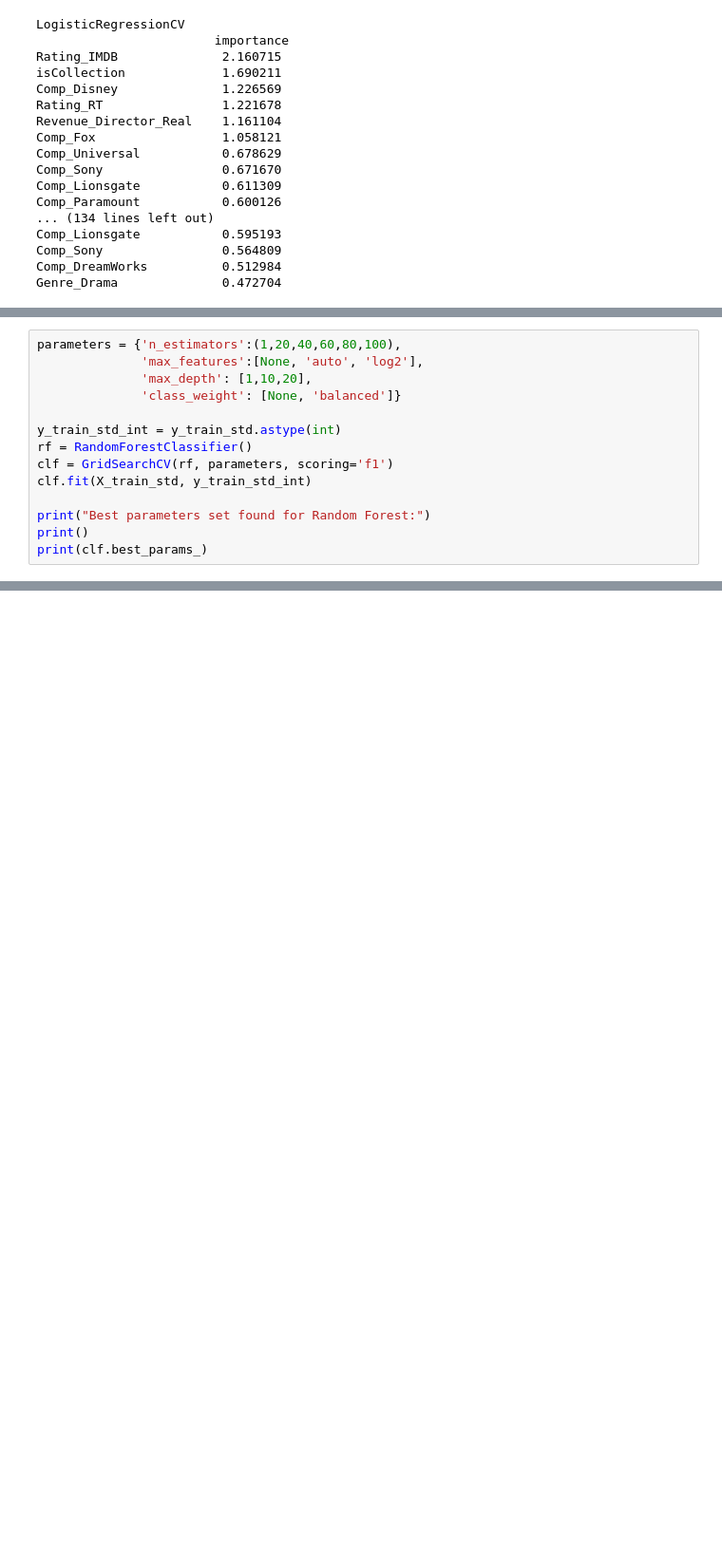
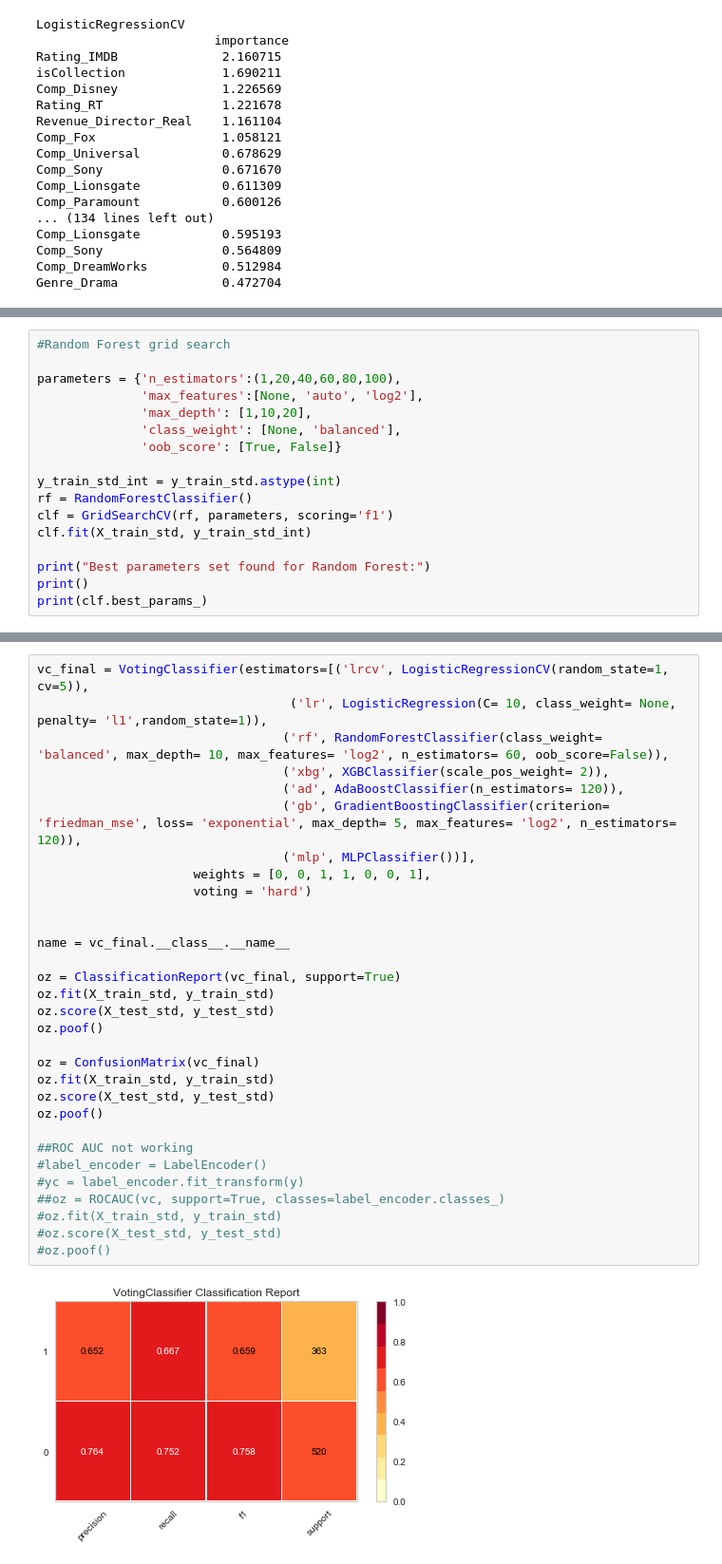
Before and after one commit to fagan2888/Box-Office, a Jupyter notebook: codes/Data_modeling_notebook/modelMoviesData_Classification.ipynb, the cells around one changed output, grey strips where cells are left out. Shown: that part at 95% size. Drawn from its saved outputs; the diff is of its cells as text; blank space fills up the shorter version.

```diff
--- a/codes/Data_modeling_notebook/modelMoviesData_Classification.ipynb
+++ b/codes/Data_modeling_notebook/modelMoviesData_Classification.ipynb
@@ -344,10 +349,13 @@ Best parameters set found for SVC:
 
 {'C': 8, 'class_weight': 'balanced', 'kernel': 'rbf'}
 # %%
+#Random Forest grid search
+
 parameters = {'n_estimators':(1,20,40,60,80,100),
               'max_features':[None, 'auto', 'log2'],
               'max_depth': [1,10,20],
-              'class_weight': [None, 'balanced']}
+              'class_weight': [None, 'balanced'],
+              'oob_score': [True, False]}
 
 y_train_std_int = y_train_std.astype(int)
 rf = RandomForestClassifier()
@@ -513,0 +519,33 @@ Best parameters set found for Voting Classifier:
+# %%
+vc_final = VotingClassifier(estimators=[('lrcv', LogisticRegressionCV(random_state=1, cv=5)),
+                                  ('lr', LogisticRegression(C= 10, class_weight= None, penalty= 'l1',random_state=1)),
+                                 ('rf', RandomForestClassifier(class_weight= 'balanced', max_depth= 10, max_features= 'log2', n_estimators= 60, oob_score=False)),
+                                 ('xbg', XGBClassifier(scale_pos_weight= 2)),
+                                 ('ad', AdaBoostClassifier(n_estimators= 120)),
+                                 ('gb', GradientBoostingClassifier(criterion= 'friedman_mse', loss= 'exponential', max_depth= 5, max_features= 'log2', n_estimators= 120)),
+                                 ('mlp', MLPClassifier())],
+                     weights = [0, 0, 1, 1, 0, 0, 1],
+                     voting = 'hard')
+
+
+name = vc_final.__class__.__name__
+
+oz = ClassificationReport(vc_final, support=True)
+oz.fit(X_train_std, y_train_std)
+oz.score(X_test_std, y_test_std)
+oz.poof()
+
+oz = ConfusionMatrix(vc_final)
+oz.fit(X_train_std, y_train_std)
+oz.score(X_test_std, y_test_std)
+oz.poof()
+
+##ROC AUC not working
+#label_encoder = LabelEncoder()
+#yc = label_encoder.fit_transform(y)
+##oz = ROCAUC(vc, support=True, classes=label_encoder.classes_)
+#oz.fit(X_train_std, y_train_std)
+#oz.score(X_test_std, y_test_std)
+#oz.poof()
+# %% [output]
+[figure, added]
```
Also changed, not shown: parts of 21 cells of this notebook, 3 other files.
